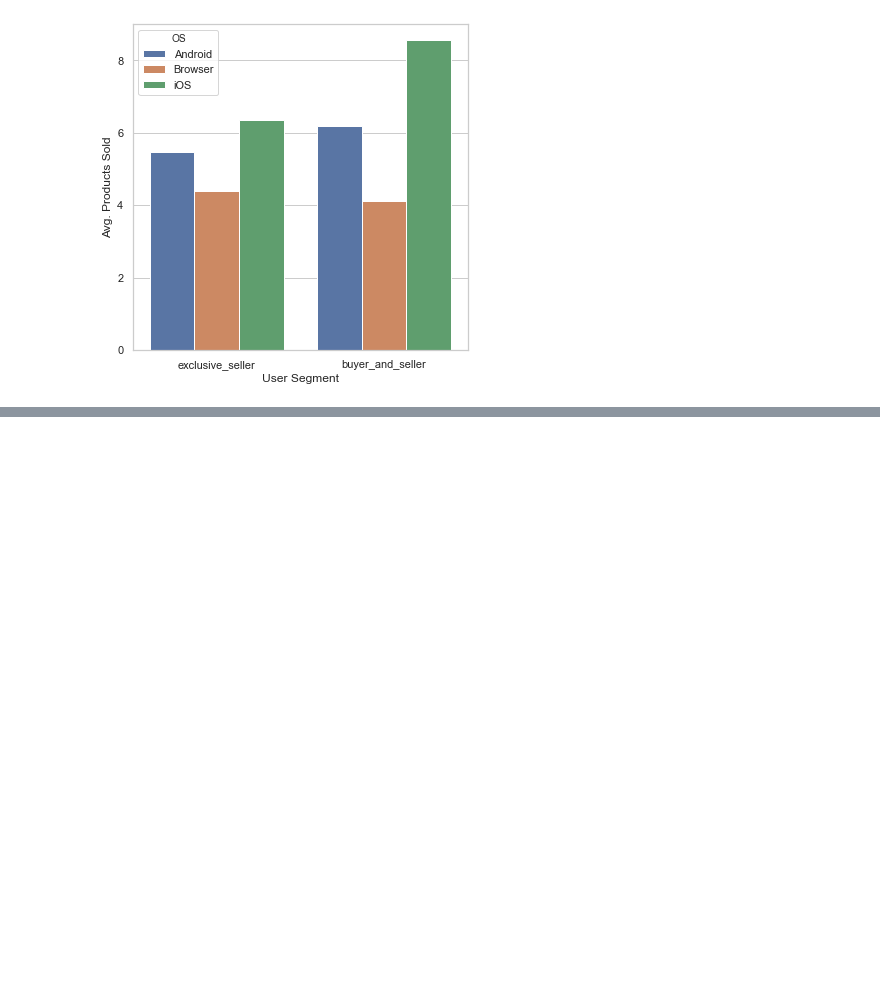
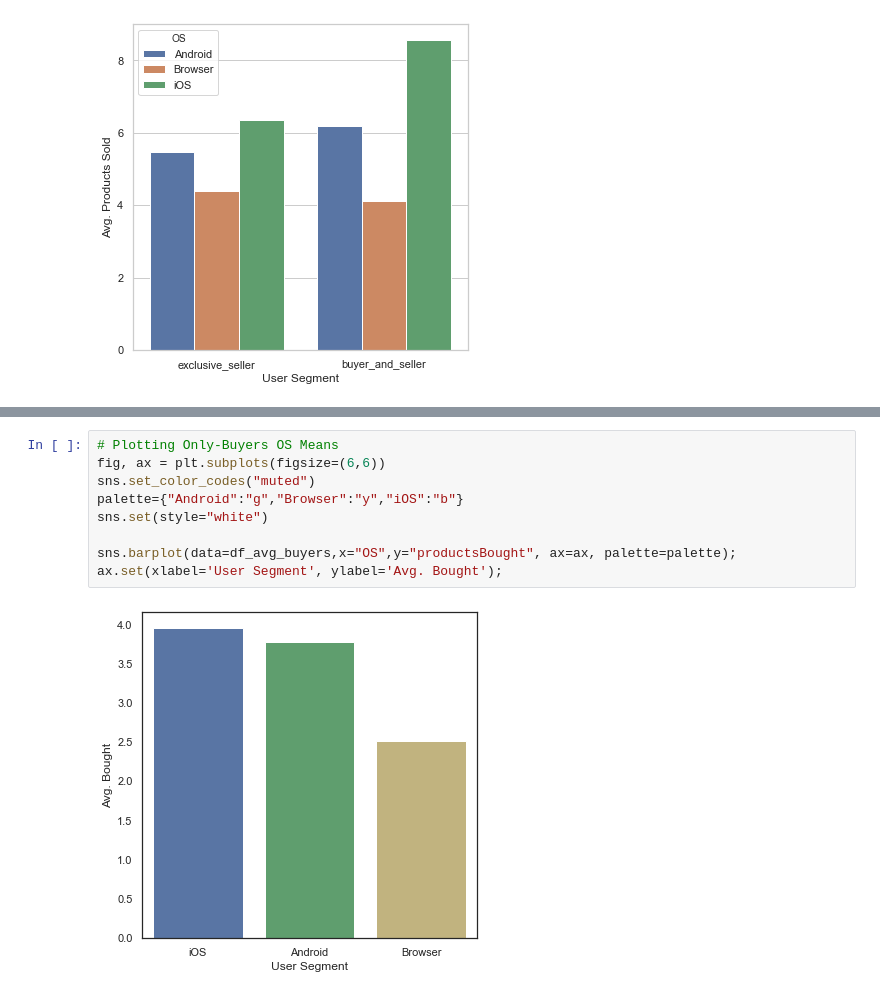
Before and after one commit to brianm3y3r/project_curry, a Jupyter notebook: Brian/Plotting_Brian.ipynb, the cells around one changed output, grey strips where cells are left out. Cells and saved outputs as stored; diff of their text form; blank space fills up the shorter version.

```diff
--- a/Brian/Plotting_Brian.ipynb
+++ b/Brian/Plotting_Brian.ipynb
@@ -154 +226,12 @@ ax.set(xlabel='User Segment', ylabel='Avg. Products Sold');
+# %%
+# Plotting Only-Buyers OS Means
+fig, ax = plt.subplots(figsize=(6,6))
+sns.set_color_codes("muted")
+palette={"Android":"g","Browser":"y","iOS":"b"}
+sns.set(style="white")
+
+sns.barplot(data=df_avg_buyers,x="OS",y="productsBought", ax=ax, palette=palette);
+ax.set(xlabel='User Segment', ylabel='Avg. Bought');
+# %% [output]
+[figure, added]
 # %%
```
Also changed, not shown: parts of 9 cells of this notebook.
